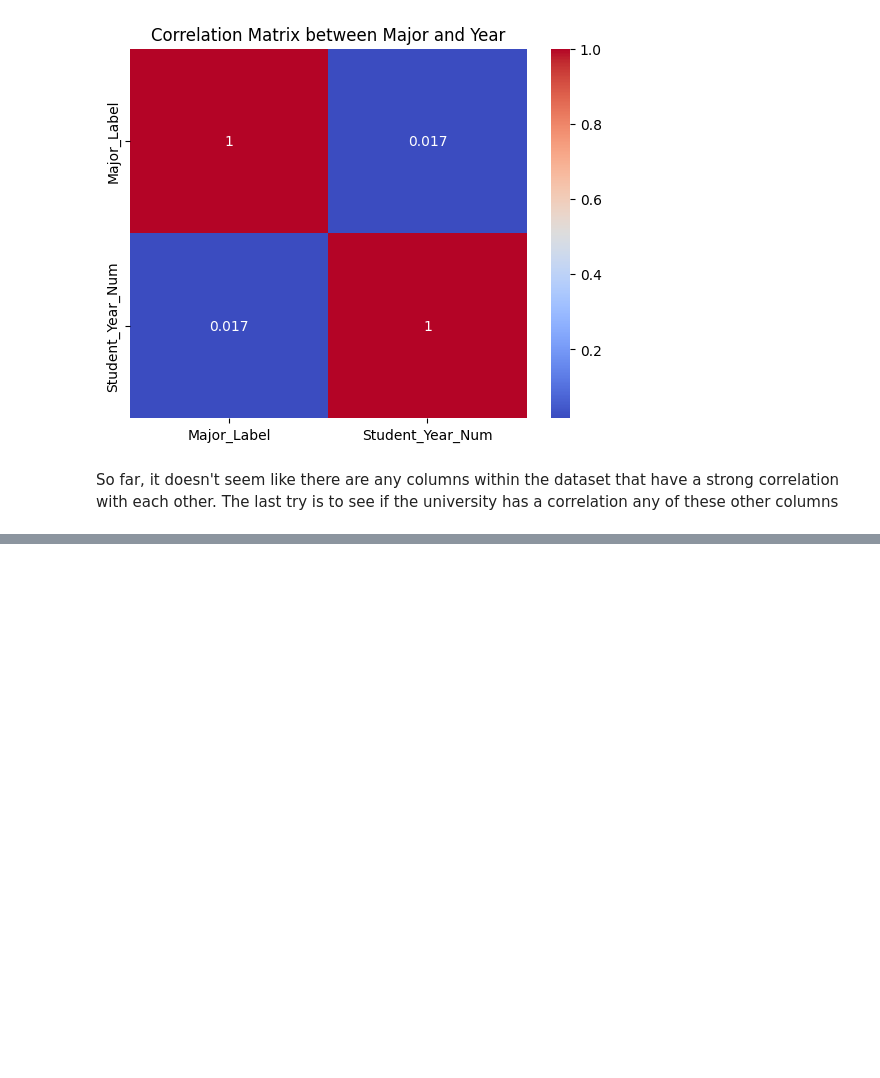
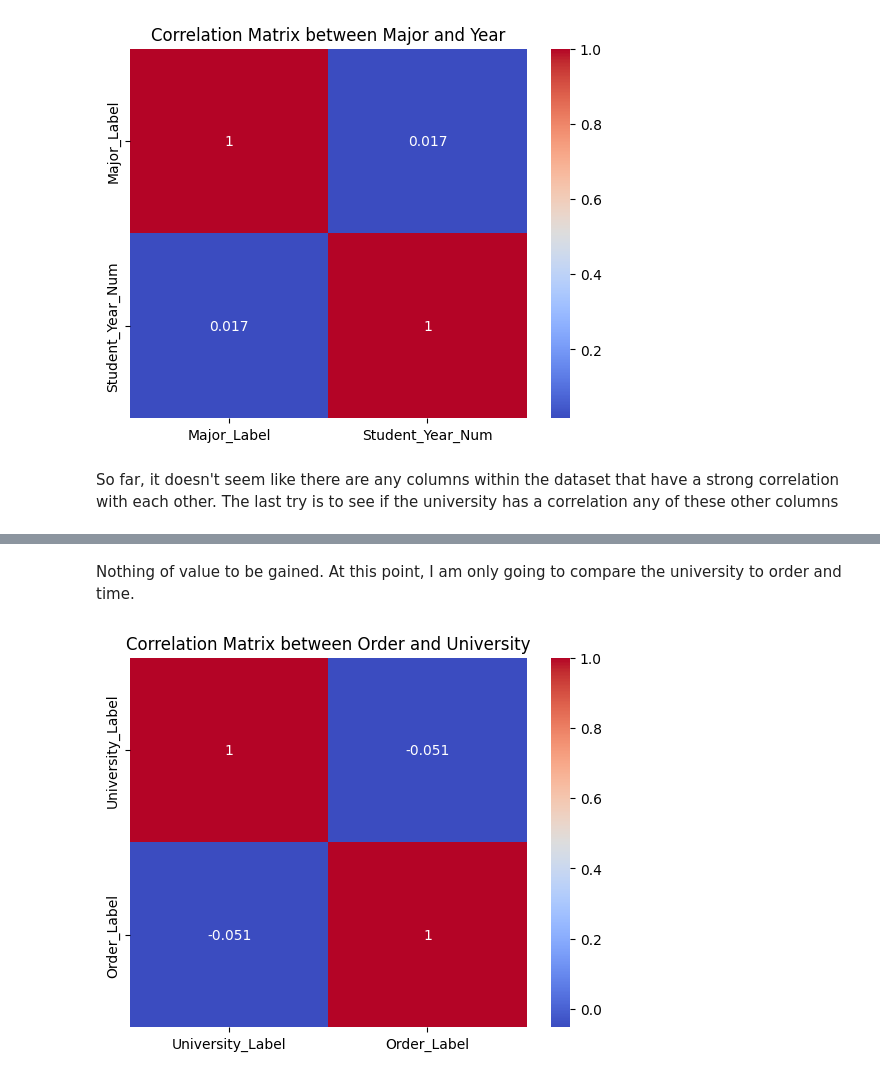
Before and after one commit to kenmori2023/KenMoriXternSummer2024Application, a Jupyter notebook: Model/FoodX.ipynb, the cells around one changed output, grey strips where cells are left out. Saved outputs shown, nothing was run; the diff lists cells and outputs as text; code cells hidden in the pictures; blank space fills up the shorter version.

```diff
--- a/Model/FoodX.ipynb
+++ b/Model/FoodX.ipynb
@@ -179,0 +184,10 @@ So far, it doesn't seem like there are any columns within the dataset that have
+# %% [markdown]
+Nothing of value to be gained. At this point, I am only going to compare the university to order and time.
+# %%
+#Geting heatmap between university and order
+order_uni = df[['University_Label', 'Order_Label']].corr()
+sns.heatmap(order_uni, annot=True, cmap='coolwarm')
+plt.title('Correlation Matrix between Order and University')
+plt.show()
+# %% [output]
+[figure, added]
```
Also changed, not shown: parts of 26 cells of this notebook, 1 other file.
